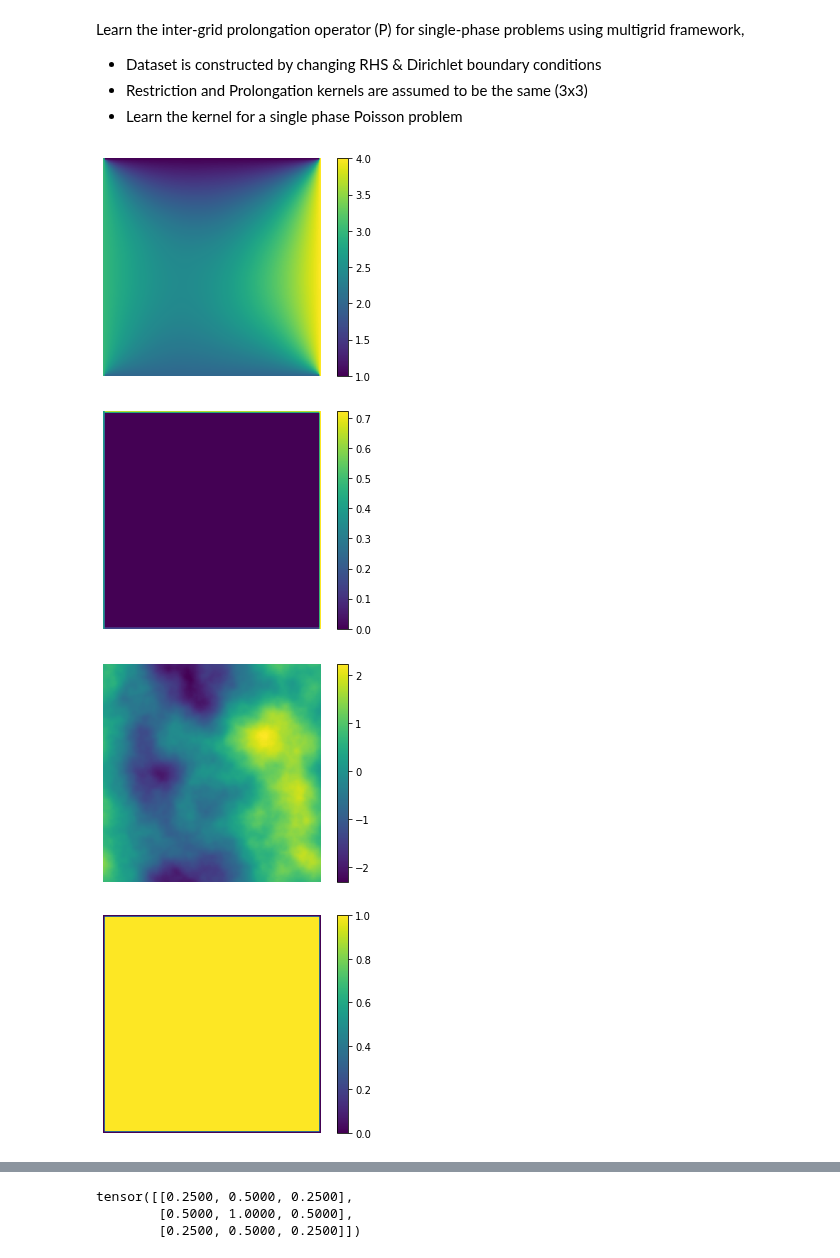
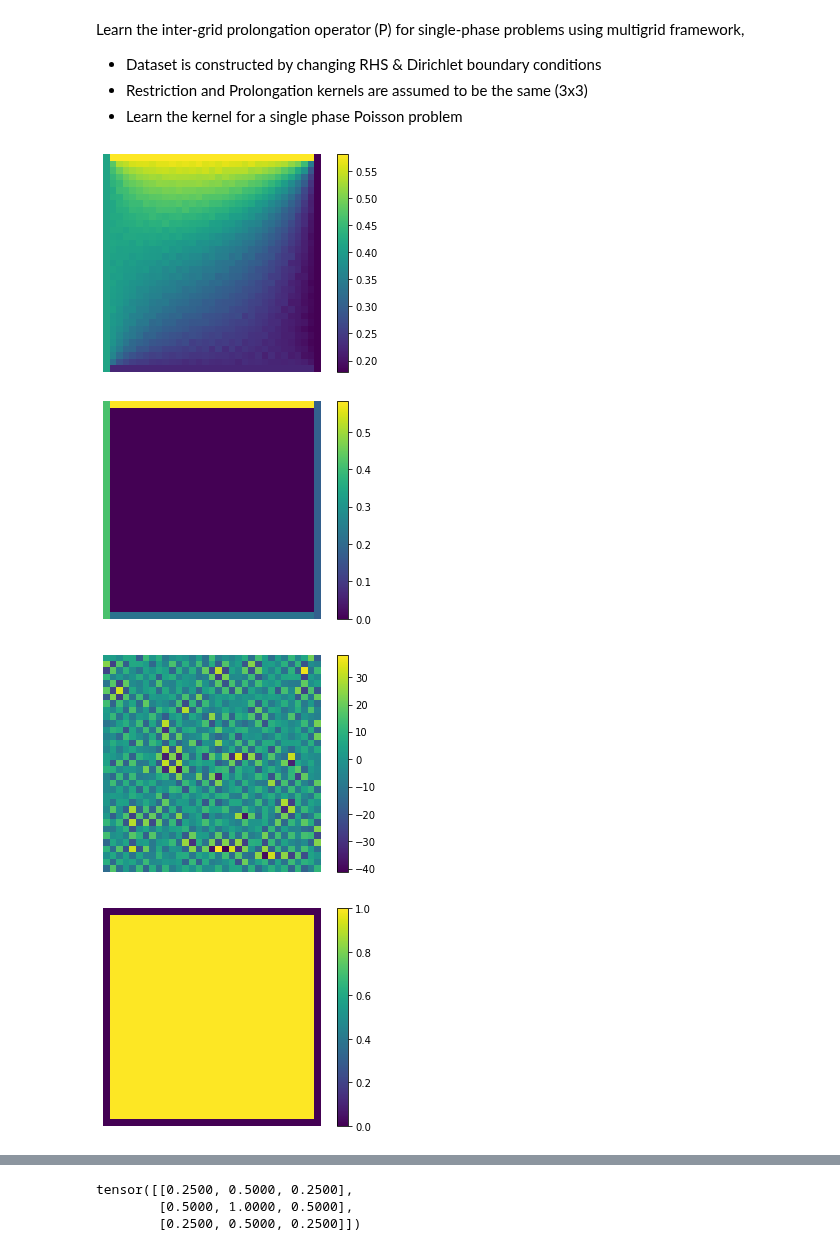
Before and after one commit to longfish/Multigrid-FEANet, a Jupyter notebook: MM-FEANet-learnP.ipynb, the cells around one changed output, grey strips where cells are left out. Drawn from its saved outputs; the diff is of its cells as text; code cells hidden in the pictures.

```diff
--- a/MM-FEANet-learnP.ipynb
+++ b/MM-FEANet-learnP.ipynb
@@ -70,21 +70,21 @@ n = 2**7
 grid = SingleGrid(size=2,n=n)
 # %%
-model_name = 'poisson_mg_kernel_129x129'
+model_name = 'poisson_mg_kernel_33x33_fix10'
 
-training_set = IsoPoissonDataSet('Data/IsoPoisson/poisson2d_129x129_nosol.h5')
+training_set = IsoPoissonDataSet('Data/IsoPoisson/poisson2d_33x33.h5')
 train_dataloader = DataLoader(training_set, batch_size=64, shuffle=True)
 u_train, f_train, bc_value_train, bc_index_train = next(iter(train_dataloader))
 
 k=0
 plot.plot_field(u_train[k,0])
 plot.plot_field(bc_value_train[k,0])
 plot.plot_field(f_train[k,0])
 plot.plot_field(bc_index_train[k,0])
 # %% [output]
-[figure, old version]
+[figure, new version]
-[figure, old version]
+[figure, new version]
-[figure, old version]
+[figure, new version]
-[figure, old version]
+[figure, new version]
 # %%
 EPS = 1e-5
 n_jac = 0
```
Also changed, not shown: parts of 20 cells of this notebook.
